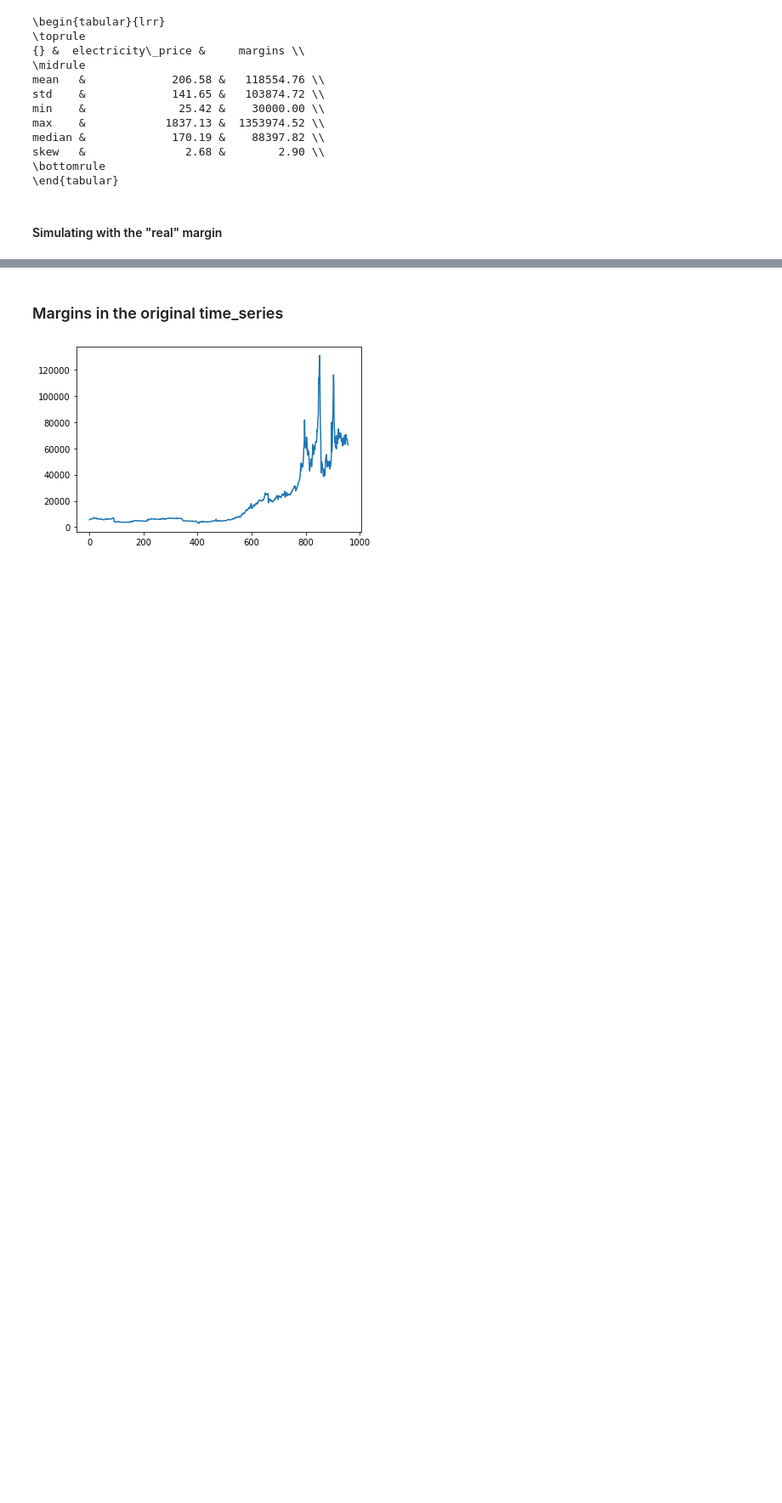
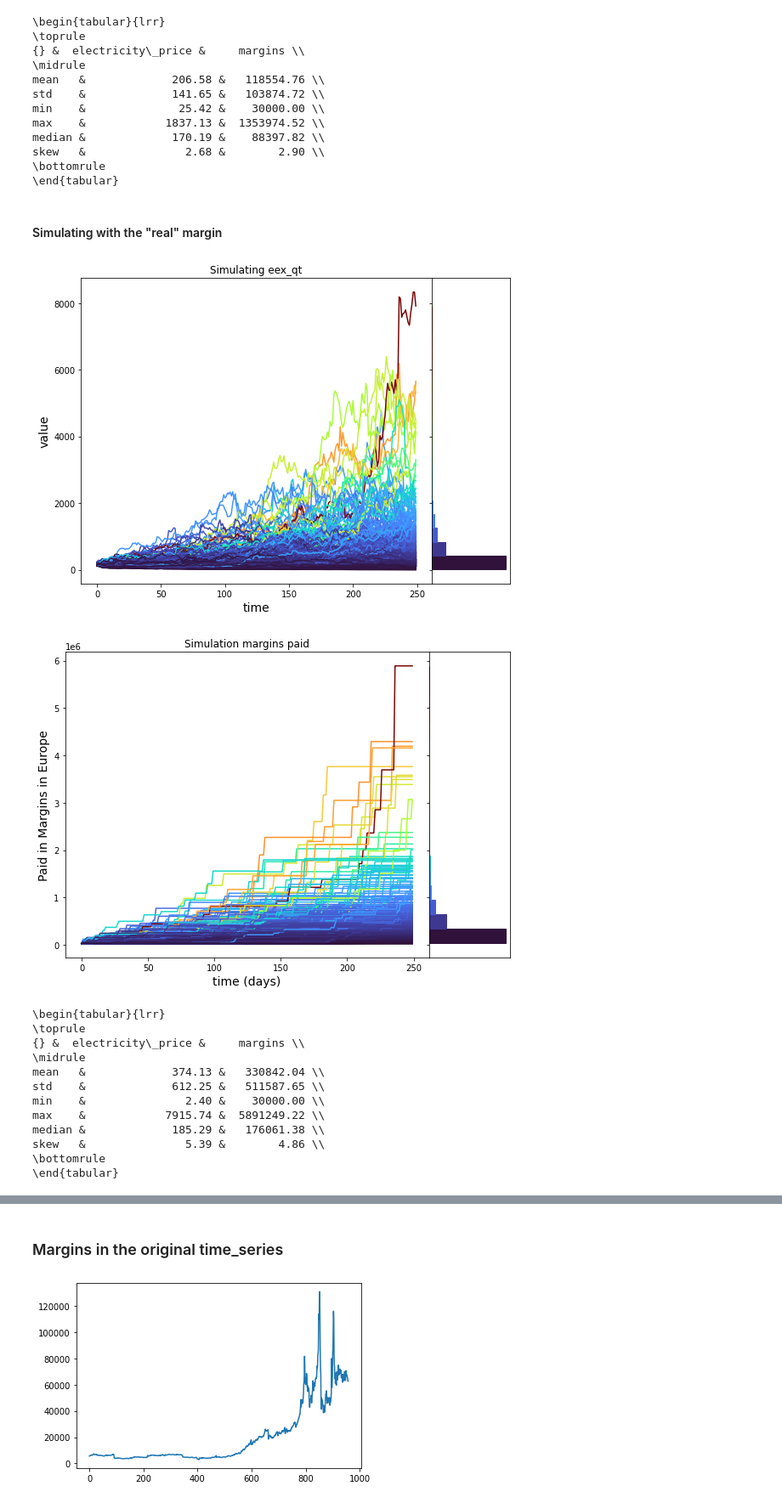
Before and after one commit to igseg/power_markets, a Jupyter notebook: Code.ipynb, the cells around one changed output, grey strips where cells are left out. Shown at 85% size. Cells and saved outputs as stored; diff of their text form; code cells hidden in the pictures; blank space fills up the shorter version.

```diff
--- a/Code.ipynb
+++ b/Code.ipynb
@@ -1262,3 +1281,30 @@ for idx, price in enumerate(prices.transpose()[255:,:]):
         V0 = V0 + paid_eu[:,idx]
 
 tot_paid_eu = np.cumsum(paid_eu, axis=1)
+# %%
+fancy_plot(prices_eu[:,255:], n = prices_eu[:,255:].shape[0], time_steps= prices_eu[:,255:].shape[1] - 1, display = 1000,
+                title = f'Simulating {serie}', savefig= True, figdir= 'Figures/simulation_process_eu_squeeze.pdf')
+
+fancy_plot(tot_paid_eu, n = tot_paid_eu.shape[0], time_steps=tot_paid_eu.shape[1] - 1, display = tot_paid_eu.shape[0], xlabel = 'time (days)',
+                 ylabel = 'Paid in Margins in Europe', savefig= True, figdir= 'Figures/simulation_margins_eu_squeeze.pdf', title = 'Simulation margins paid')
+
+data_garch_simulations = pd.DataFrame([prices_eu[:,-1],tot_paid_eu[:,-1]]).transpose()
+data_garch_simulations = data_garch_simulations.rename(columns = {0: 'electricity_price', 1:'margins'})
+
+stats = data_garch_simulations.agg([ "mean","std", "min", "max", "median", "skew"]).transpose()
+print(stats.transpose().apply(lambda x: np.round(x,2)).to_latex())
+# %% [output]
+[figure, added]
+[figure, added]
+\begin{tabular}{lrr}
+\toprule
+{} &  electricity\_price &     margins \\
+\midrule
+mean   &             374.13 &   330842.04 \\
+std    &             612.25 &   511587.65 \\
+min    &               2.40 &    30000.00 \\
+max    &            7915.74 &  5891249.22 \\
+median &             185.29 &   176061.38 \\
+skew   &               5.39 &        4.86 \\
+\bottomrule
+\end{tabular}
```
Also changed, not shown: parts of 27 cells of this notebook.
